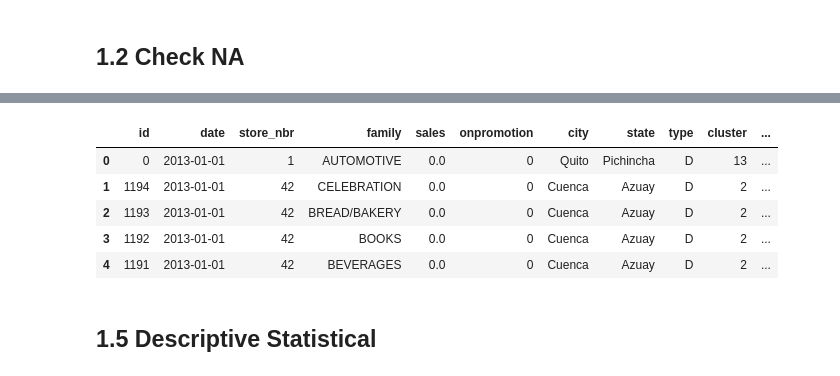
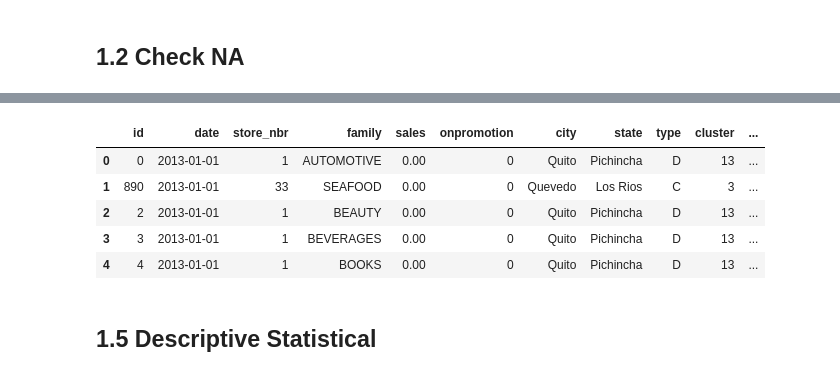
Before and after one commit to RaulBelarmino/time-series-sales, a Jupyter notebook: notebooks/store-sales-01.ipynb, the cells around one changed output, grey strips where cells are left out. Saved outputs shown, nothing was run; the diff lists cells and outputs as text; code cells hidden in the pictures.

```diff
--- a/notebooks/store-sales-01.ipynb
+++ b/notebooks/store-sales-01.ipynb
@@ -135,7 +104,7 @@ df4.head()
 # %% [markdown]
 # 1.0 DESCRIÇÕES DOS DADOS
 # %%
-df5 = df4.sort_values('date', ascending=True).reset_index(drop=True).copy()
-df5.head()
+df1 = df1.sort_values('date', ascending=True).reset_index(drop=True).copy()
+df1.head()
 # %% [output]
 |  | id | date | store_nbr | family | sales | onpromotion | city | state | type | cluster | ... |
@@ -178,4 +147,4 @@ memory usage: 298.4+ MB
 # %%
-df5['date'] = pd.to_datetime(df5['date'])
+df1['date'] = pd.to_datetime(df1['date'])
 # %% [markdown]
 ## 1.2 Check NA
@@ -182,3 +170,9 @@ df5['date'] = pd.to_datetime(df5['date'])
+# %%
+df1['national_holiday'] = df1['national_holiday'].fillna(0)
+df1['regional_holiday'] = df1['regional_holiday'].fillna(0)
+# %%
+df1['oil_price'] = df1['oil_price'].fillna(method='ffill')
+df1['oil_price'] = df1['oil_price'].fillna(method='bfill')
 # %%
 df5.isnull().sum()
 # %% [output]
@@ -224,12 +193,12 @@ dtype: int64
 # %%
-df5.head()
+df1.head()
 # %% [output]
 |  | id | date | store_nbr | family | sales | onpromotion | city | state | type | cluster | ... |
-| 0 | 0 | 2013-01-01 | 1 | AUTOMOTIVE | 0.0 | 0 | Quito | Pichincha | D | 13 | ... |
-| 1 | 1194 | 2013-01-01 | 42 | CELEBRATION | 0.0 | 0 | Cuenca | Azuay | D | 2 | ... |
-| 2 | 1193 | 2013-01-01 | 42 | BREAD/BAKERY | 0.0 | 0 | Cuenca | Azuay | D | 2 | ... |
-| 3 | 1192 | 2013-01-01 | 42 | BOOKS | 0.0 | 0 | Cuenca | Azuay | D | 2 | ... |
-| 4 | 1191 | 2013-01-01 | 42 | BEVERAGES | 0.0 | 0 | Cuenca | Azuay | D | 2 | ... |
+| 0 | 0 | 2013-01-01 | 1 | AUTOMOTIVE | 0.00 | 0 | Quito | Pichincha | D | 13 | ... |
+| 1 | 890 | 2013-01-01 | 33 | SEAFOOD | 0.00 | 0 | Quevedo | Los Rios | C | 3 | ... |
+| 2 | 2 | 2013-01-01 | 1 | BEAUTY | 0.00 | 0 | Quito | Pichincha | D | 13 | ... |
+| 3 | 3 | 2013-01-01 | 1 | BEVERAGES | 0.00 | 0 | Quito | Pichincha | D | 13 | ... |
+| 4 | 4 | 2013-01-01 | 1 | BOOKS | 0.00 | 0 | Quito | Pichincha | D | 13 | ... |
 # %% [markdown]
 ## 1.5 Descriptive Statistical
 # %%
```
Also changed, not shown: parts of 25 cells of this notebook.
